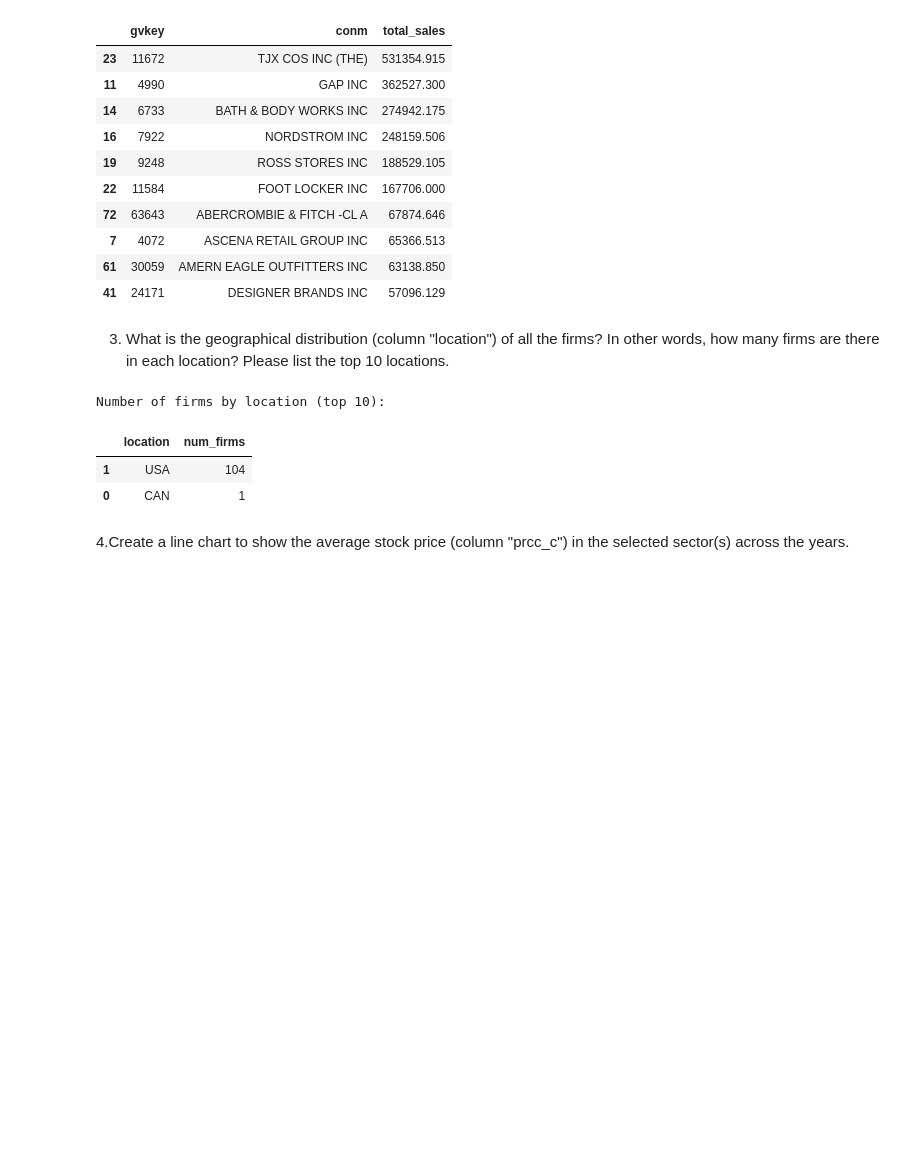
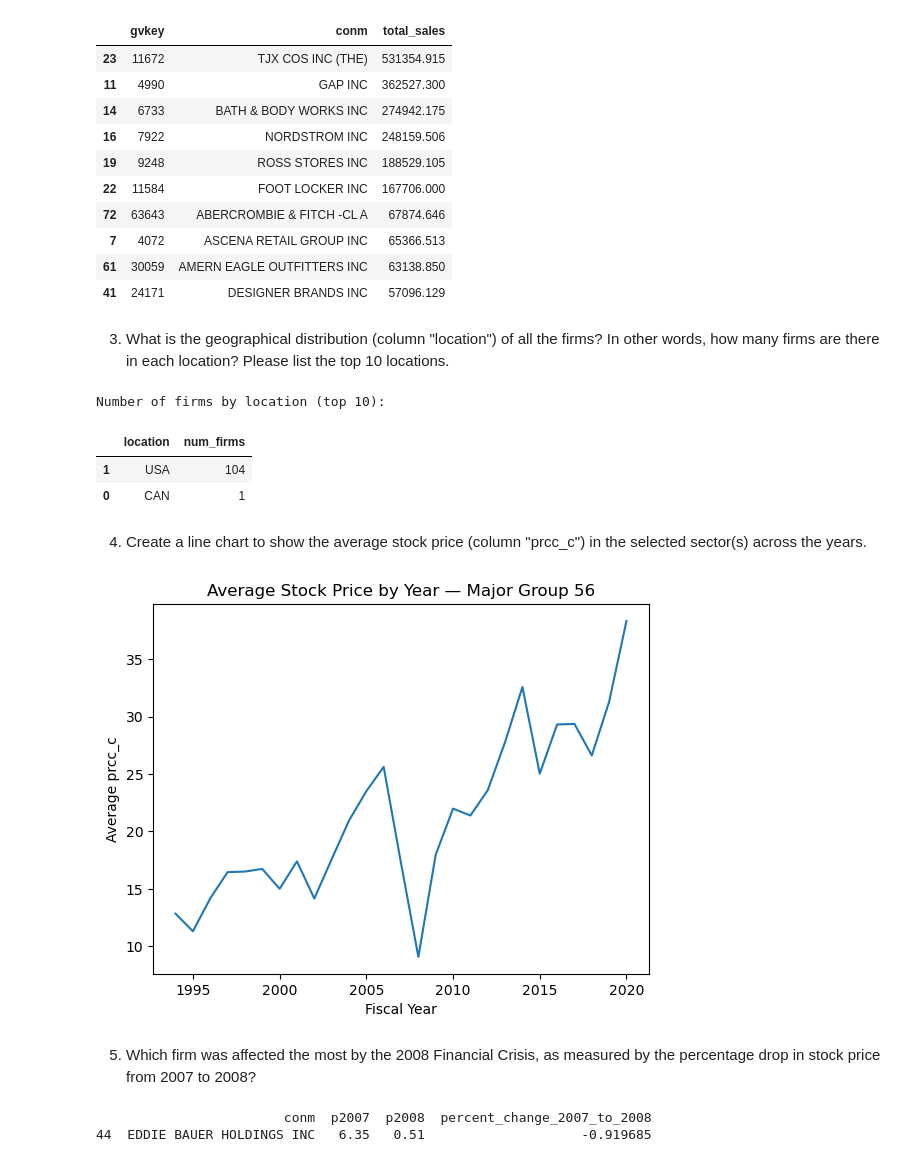
Before and after one commit to Yiling-Ji/BAIT508-Group12-Group-Project, a Jupyter notebook: Group Project.ipynb, the cells around one changed output. Cells and saved outputs as stored; diff of their text form; code cells hidden in the pictures; blank space fills up the shorter version.

```diff
--- a/Group Project.ipynb
+++ b/Group Project.ipynb
@@ -129,4 +129,45 @@ Number of firms by location (top 10):
 | 1 | USA | 104 |
 | 0 | CAN | 1 |
 # %% [markdown]
-4.Create a line chart to show the average stock price (column "prcc_c") in the selected sector(s) across the years.
+4. Create a line chart to show the average stock price (column "prcc_c") in the selected sector(s) across the years.
+# %%
+import matplotlib.pyplot as plt
+
+avg_price_by_year = (filtered
+                     .groupby("fyear", as_index=False)["prcc_c"]
+                     .mean())
+
+plt.plot(avg_price_by_year["fyear"], avg_price_by_year["prcc_c"])
+plt.title("Average Stock Price by Year — Major Group 56")
+plt.xlabel("Fiscal Year")
+plt.ylabel("Average prcc_c")
+plt.show()
+# %% [output]
+[figure, added]
+# %% [markdown]
+5. Which firm was affected the most by the 2008 Financial Crisis, as measured by the percentage drop in stock price from 2007 to 2008?
+# %%
+# 1) avg price per firm-year in 2007 & 2008
+avg = (filtered[ filtered["fyear"].isin([2007, 2008]) ]
+         .groupby(["gvkey","conm","fyear"])["prcc_c"].mean().reset_index())
+
+# 2) split and rename
+prices_2007 = avg[avg["fyear"]==2007][["gvkey","conm","prcc_c"]]
+prices_2007.columns=["gvkey","conm","p2007"]
+
+prices_2008 = avg[avg["fyear"]==2008][["gvkey","conm","prcc_c"]]
+prices_2008.columns=["gvkey","conm","p2008"]
+
+# 3) merge & compute change (negative = drop)
+merged_prices = prices_2007.merge(prices_2008, on=["gvkey","conm"])
+merged_prices["percent_change_2007_to_2008"] = (merged_prices["p2008"] - merged_prices["p2007"]) / merged_prices["p2007"]
+
+# 4) largest drop = most negative change
+result = merged_prices.sort_values("percent_change_2007_to_2008").head(1)[
+    ["conm","p2007","p2008","percent_change_2007_to_2008"]
+]
+
+print(result)
+# %% [output]
+                        conm  p2007  p2008  percent_change_2007_to_2008
+44  EDDIE BAUER HOLDINGS INC   6.35   0.51                    -0.919685
```
Also changed, not shown: parts of 2 cells of this notebook.
